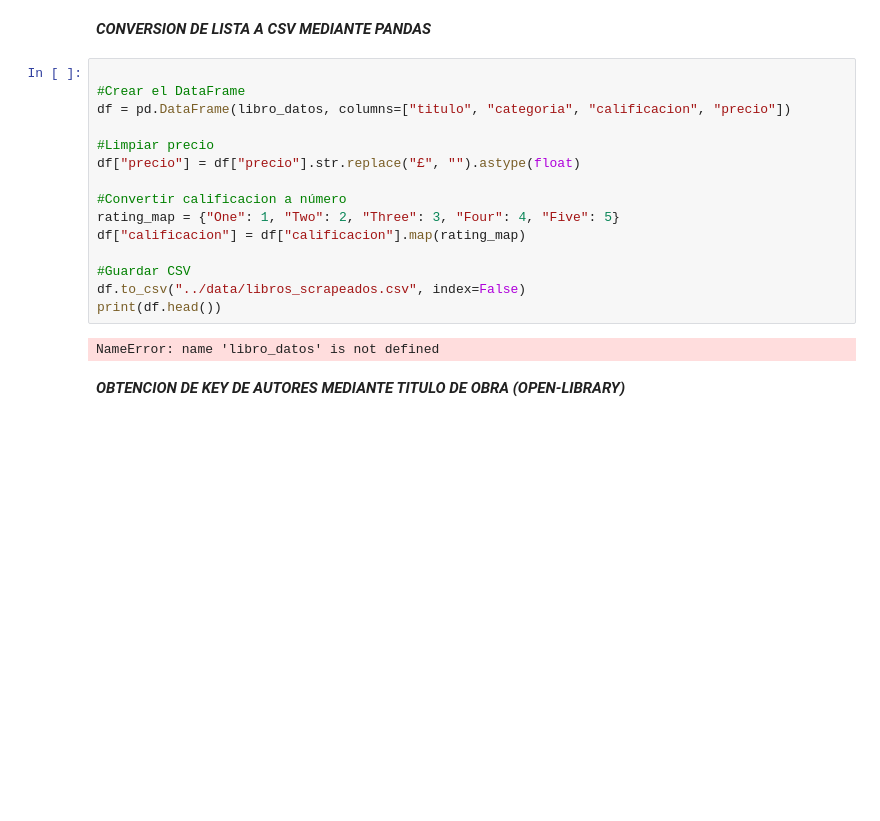
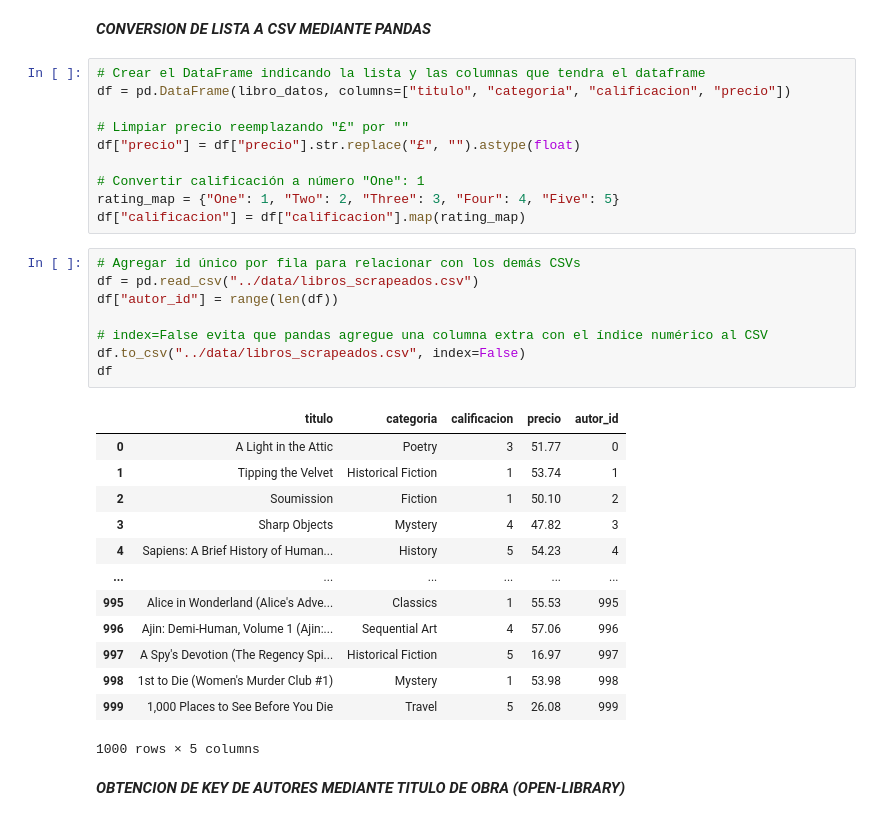
Before and after one commit to HugoFrancoo/TheHuddle-ConsultaMortal, a Jupyter notebook: pipeline/pipeline.ipynb, the cells around one changed output. Cells and saved outputs as stored; diff of their text form; blank space fills up the shorter version.

```diff
--- a/pipeline/pipeline.ipynb
+++ b/pipeline/pipeline.ipynb
@@ -63,22 +95,37 @@ Hubo un error
 # %% [markdown]
 ***CONVERSION DE LISTA A CSV MEDIANTE PANDAS***
 # %%
-
-#Crear el DataFrame
+# Crear el DataFrame indicando la lista y las columnas que tendra el dataframe
 df = pd.DataFrame(libro_datos, columns=["titulo", "categoria", "calificacion", "precio"])
 
-#Limpiar precio
+# Limpiar precio reemplazando "£" por ""
 df["precio"] = df["precio"].str.replace("£", "").astype(float)
 
-#Convertir calificacion a número
+# Convertir calificación a número "One": 1
 rating_map = {"One": 1, "Two": 2, "Three": 3, "Four": 4, "Five": 5}
 df["calificacion"] = df["calificacion"].map(rating_map)
-
-#Guardar CSV
-df.to_csv("../data/libros_scrapeados.csv", index=False)
-print(df.head())
-# %% [output]
-NameError: name 'libro_datos' is not defined
+# %%
+# Agregar id único por fila para relacionar con los demás CSVs
+df = pd.read_csv("../data/libros_scrapeados.csv")
+df["autor_id"] = range(len(df))
+
+# index=False evita que pandas agregue una columna extra con el índice numérico al CSV
+df.to_csv("../data/libros_scrapeados.csv", index=False)
+df
+# %% [output]
+|  | titulo | categoria | calificacion | precio | autor_id |
+| 0 | A Light in the Attic | Poetry | 3 | 51.77 | 0 |
+| 1 | Tipping the Velvet | Historical Fiction | 1 | 53.74 | 1 |
+| 2 | Soumission | Fiction | 1 | 50.10 | 2 |
+| 3 | Sharp Objects | Mystery | 4 | 47.82 | 3 |
+| 4 | Sapiens: A Brief History of Human... | History | 5 | 54.23 | 4 |
+| ... | ... | ... | ... | ... | ... |
+| 995 | Alice in Wonderland (Alice's Adve... | Classics | 1 | 55.53 | 995 |
+| 996 | Ajin: Demi-Human, Volume 1 (Ajin:... | Sequential Art | 4 | 57.06 | 996 |
+| 997 | A Spy's Devotion (The Regency Spi... | Historical Fiction | 5 | 16.97 | 997 |
+| 998 | 1st to Die (Women's Murder Club #1) | Mystery | 1 | 53.98 | 998 |
+| 999 | 1,000 Places to See Before You Die | Travel | 5 | 26.08 | 999 |
+1000 rows × 5 columns
 # %% [markdown]
 ***OBTENCION DE KEY DE AUTORES MEDIANTE TITULO DE OBRA (OPEN-LIBRARY)***
 # %%
```
Also changed, not shown: parts of 27 cells of this notebook, 7 other files.
